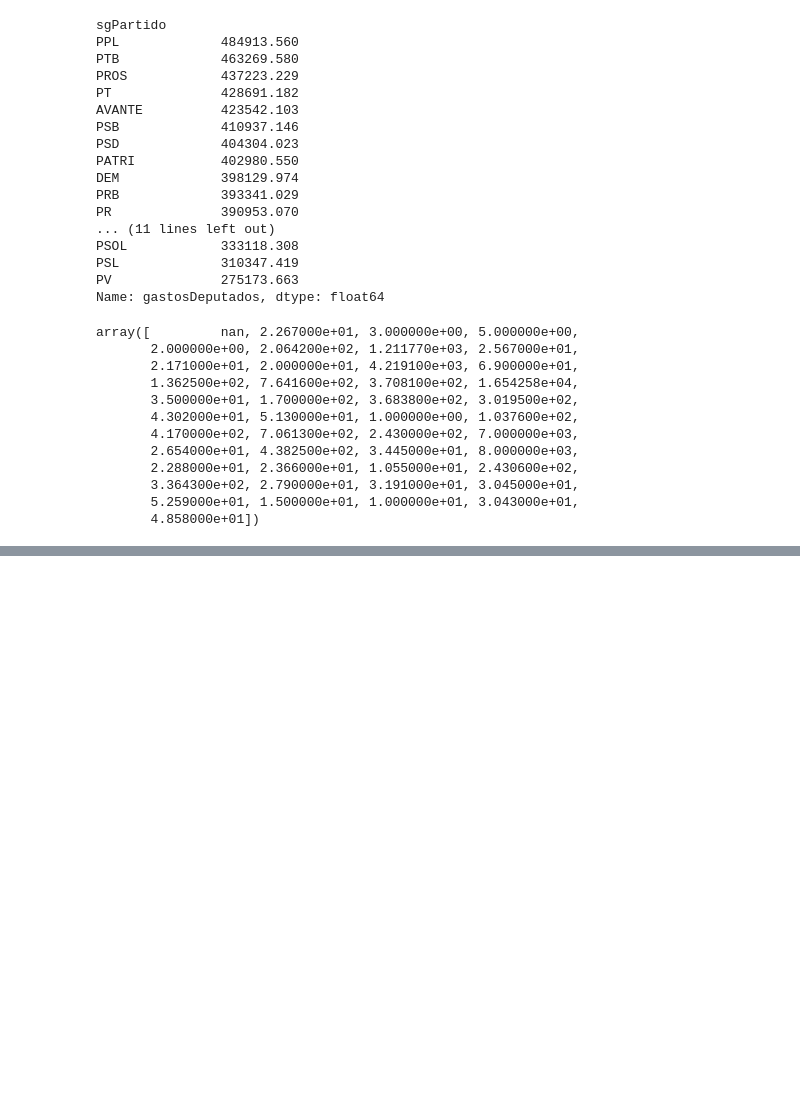
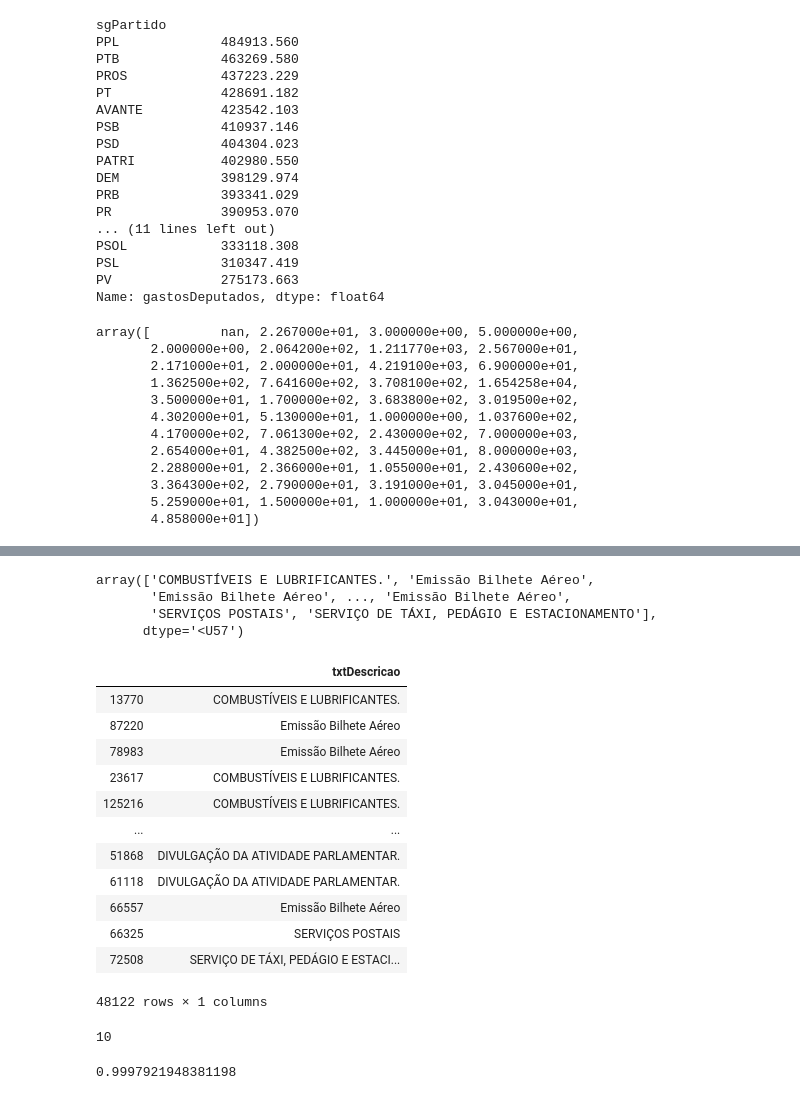
Before and after one commit to instituto-hub/Bootcamp-Ciencia-de-Dados, a Jupyter notebook: Turma #1/gasto_deputados.ipynb, the cells around one changed output, grey strips where cells are left out. Cells and saved outputs as stored; diff of their text form; code cells hidden in the pictures; blank space fills up the shorter version.

```diff
--- a/Turma #1/gasto_deputados.ipynb
+++ b/Turma #1/gasto_deputados.ipynb
@@ -438,0 +557,31 @@ print(predicted)
+# %%
+y_pred
+# %% [output]
+array(['COMBUSTÍVEIS E LUBRIFICANTES.', 'Emissão Bilhete Aéreo',
+       'Emissão Bilhete Aéreo', ..., 'Emissão Bilhete Aéreo',
+       'SERVIÇOS POSTAIS', 'SERVIÇO DE TÁXI, PEDÁGIO E ESTACIONAMENTO'],
+      dtype='<U57')
+# %%
+y_test
+# %% [output]
+|  | txtDescricao |
+| 13770 | COMBUSTÍVEIS E LUBRIFICANTES. |
+| 87220 | Emissão Bilhete Aéreo |
+| 78983 | Emissão Bilhete Aéreo |
+| 23617 | COMBUSTÍVEIS E LUBRIFICANTES. |
+| 125216 | COMBUSTÍVEIS E LUBRIFICANTES. |
+| ... | ... |
+| 51868 | DIVULGAÇÃO DA ATIVIDADE PARLAMENTAR. |
+| 61118 | DIVULGAÇÃO DA ATIVIDADE PARLAMENTAR. |
+| 66557 | Emissão Bilhete Aéreo |
+| 66325 | SERVIÇOS POSTAIS |
+| 72508 | SERVIÇO DE TÁXI, PEDÁGIO E ESTACI... |
+48122 rows × 1 columns
+# %%
+sum([y[0] != y_chapeu for y_chapeu, y in zip(y_pred, y_test.values)])
+# %% [output]
+10
+# %%
+acerto
+# %% [output]
+0.9997921948381198
```
Also changed, not shown: parts of 19 cells of this notebook.
